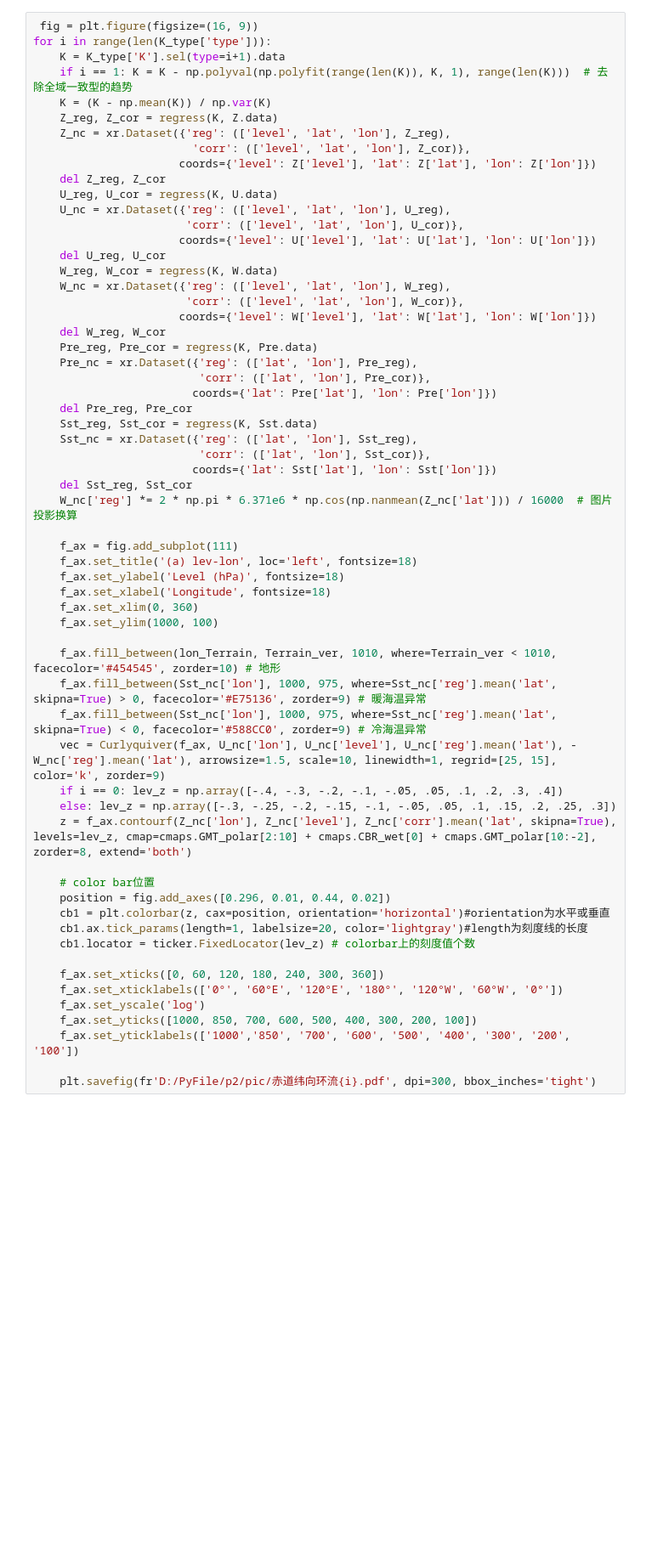
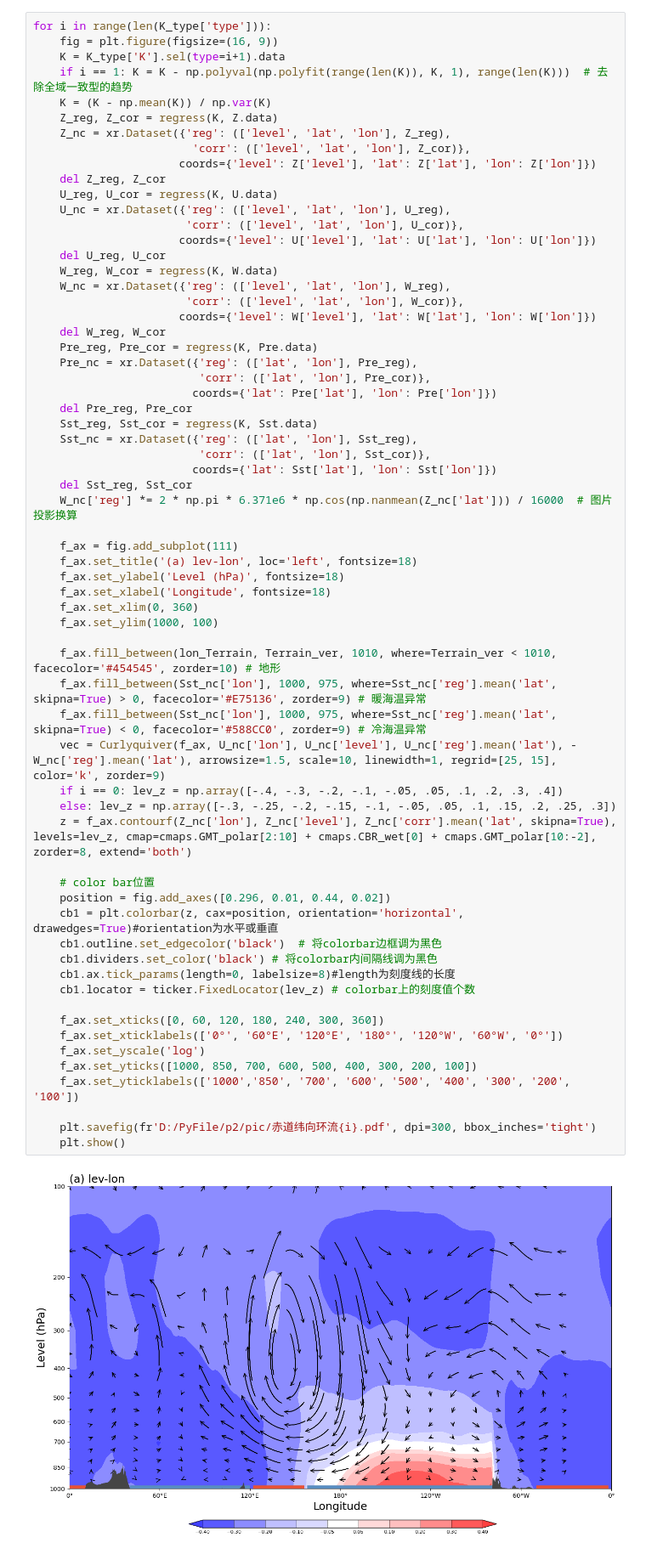
Before and after one commit to hhhopsong/work, a Jupyter notebook: Meteorological/p2/赤道纬向环流.ipynb, the cells around one changed output. Shown at 85% size. Saved outputs shown, nothing was run; the diff lists cells and outputs as text; blank space fills up the shorter version.

```diff
--- a/Meteorological/p2/赤道纬向环流.ipynb
+++ b/Meteorological/p2/赤道纬向环流.ipynb
@@ -60,8 +60,8 @@ Terrain_ver = np.array(Terrain)
 Terrain_ver = 1013 * (1 - 6.5/288000 * Terrain_ver)**5.255
 lon_Terrain = Terrain.lon
 # %%
- fig = plt.figure(figsize=(16, 9))
 for i in range(len(K_type['type'])):
+    fig = plt.figure(figsize=(16, 9))
     K = K_type['K'].sel(type=i+1).data
     if i == 1: K = K - np.polyval(np.polyfit(range(len(K)), K, 1), range(len(K)))  # 去除全域一致型的趋势
     K = (K - np.mean(K)) / np.var(K)
@@ -91,32 +91,37 @@ for i in range(len(K_type['type'])):
                         coords={'lat': Sst['lat'], 'lon': Sst['lon']})
     del Sst_reg, Sst_cor
     W_nc['reg'] *= 2 * np.pi * 6.371e6 * np.cos(np.nanmean(Z_nc['lat'])) / 16000  # 图片投影换算
 
     f_ax = fig.add_subplot(111)
     f_ax.set_title('(a) lev-lon', loc='left', fontsize=18)
     f_ax.set_ylabel('Level (hPa)', fontsize=18)
     f_ax.set_xlabel('Longitude', fontsize=18)
     f_ax.set_xlim(0, 360)
     f_ax.set_ylim(1000, 100)
 
     f_ax.fill_between(lon_Terrain, Terrain_ver, 1010, where=Terrain_ver < 1010, facecolor='#454545', zorder=10) # 地形
     f_ax.fill_between(Sst_nc['lon'], 1000, 975, where=Sst_nc['reg'].mean('lat', skipna=True) > 0, facecolor='#E75136', zorder=9) # 暖海温异常
     f_ax.fill_between(Sst_nc['lon'], 1000, 975, where=Sst_nc['reg'].mean('lat', skipna=True) < 0, facecolor='#588CC0', zorder=9) # 冷海温异常
     vec = Curlyquiver(f_ax, U_nc['lon'], U_nc['level'], U_nc['reg'].mean('lat'), -W_nc['reg'].mean('lat'), arrowsize=1.5, scale=10, linewidth=1, regrid=[25, 15], color='k', zorder=9)
     if i == 0: lev_z = np.array([-.4, -.3, -.2, -.1, -.05, .05, .1, .2, .3, .4])
     else: lev_z = np.array([-.3, -.25, -.2, -.15, -.1, -.05, .05, .1, .15, .2, .25, .3])
     z = f_ax.contourf(Z_nc['lon'], Z_nc['level'], Z_nc['corr'].mean('lat', skipna=True), levels=lev_z, cmap=cmaps.GMT_polar[2:10] + cmaps.CBR_wet[0] + cmaps.GMT_polar[10:-2], zorder=8, extend='both')
 
     # color bar位置
     position = fig.add_axes([0.296, 0.01, 0.44, 0.02])
-    cb1 = plt.colorbar(z, cax=position, orientation='horizontal')#orientation为水平或垂直
-    cb1.ax.tick_params(length=1, labelsize=20, color='lightgray')#length为刻度线的长度
+    cb1 = plt.colorbar(z, cax=position, orientation='horizontal', drawedges=True)#orientation为水平或垂直
+    cb1.outline.set_edgecolor('black')  # 将colorbar边框调为黑色
+    cb1.dividers.set_color('black') # 将colorbar内间隔线调为黑色
+    cb1.ax.tick_params(length=0, labelsize=8)#length为刻度线的长度
     cb1.locator = ticker.FixedLocator(lev_z) # colorbar上的刻度值个数
 
     f_ax.set_xticks([0, 60, 120, 180, 240, 300, 360])
     f_ax.set_xticklabels(['0°', '60°E', '120°E', '180°', '120°W', '60°W', '0°'])
     f_ax.set_yscale('log')
     f_ax.set_yticks([1000, 850, 700, 600, 500, 400, 300, 200, 100])
     f_ax.set_yticklabels(['1000','850', '700', '600', '500', '400', '300', '200', '100'])
 
     plt.savefig(fr'D:/PyFile/p2/pic/赤道纬向环流{i}.pdf', dpi=300, bbox_inches='tight')
+    plt.show()
+# %% [output]
+[figure, added]
```
Also changed, not shown: parts of 1 cell of this notebook, 8 other files.
